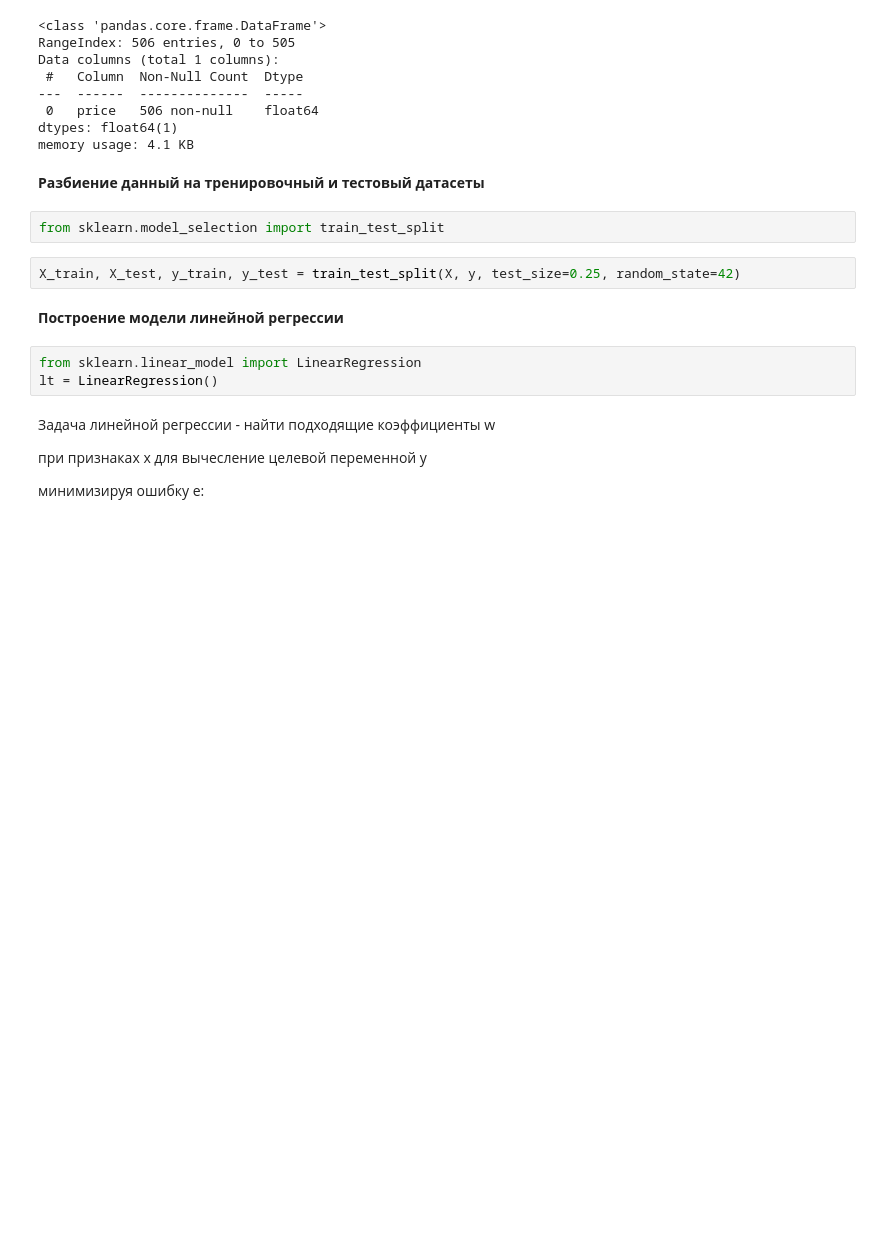
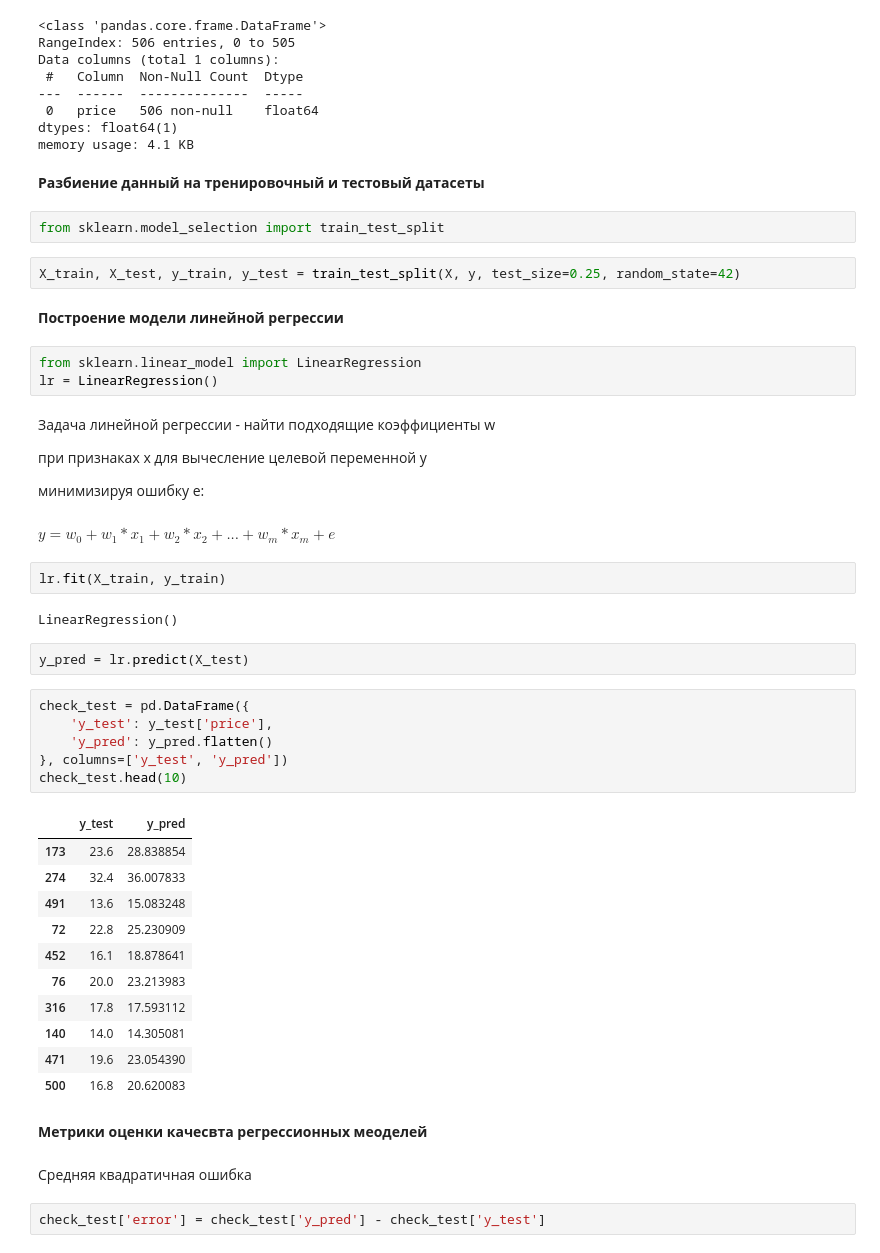
Before and after one commit to Twist-tracer/gb-python-libs, a Jupyter notebook: lesson6/lesson.ipynb, the cells around one changed output. Drawn from its saved outputs; the diff is of its cells as text; blank space fills up the shorter version.

```diff
--- a/lesson6/lesson.ipynb
+++ b/lesson6/lesson.ipynb
@@ -115,10 +115,42 @@ X_train, X_test, y_train, y_test = train_test_split(X, y, test_size=0.25, random
 **Построение модели линейной регрессии**
 # %%
 from sklearn.linear_model import LinearRegression
-lt = LinearRegression()
+lr = LinearRegression()
 # %% [markdown]
 Задача линейной регрессии - найти подходящие коэффициенты w
 
 при признаках x для вычесление целевой переменной y
 
 минимизируя ошибку e:
+# %% [markdown]
+$y = w_0 + w_1 * x_1 + w_2 * x_2+...+w_m * x_m + e$
+# %%
+lr.fit(X_train, y_train)
+# %% [output]
+LinearRegression()
+# %%
+y_pred = lr.predict(X_test)
+# %%
+check_test = pd.DataFrame({
+    'y_test': y_test['price'],
+    'y_pred': y_pred.flatten()
+}, columns=['y_test', 'y_pred'])
+check_test.head(10)
+# %% [output]
+|  | y_test | y_pred |
+| 173 | 23.6 | 28.838854 |
+| 274 | 32.4 | 36.007833 |
+| 491 | 13.6 | 15.083248 |
+| 72 | 22.8 | 25.230909 |
+| 452 | 16.1 | 18.878641 |
+| 76 | 20.0 | 23.213983 |
+| 316 | 17.8 | 17.593112 |
+| 140 | 14.0 | 14.305081 |
+| 471 | 19.6 | 23.054390 |
+| 500 | 16.8 | 20.620083 |
+# %% [markdown]
+**Метрики оценки качесвта регрессионных меоделей**
+# %% [markdown]
+Средняя квадратичная ошибка
+# %%
+check_test['error'] = check_test['y_pred'] - check_test['y_test']
```
Also changed, not shown: parts of 27 cells of this notebook, 1 other file.
